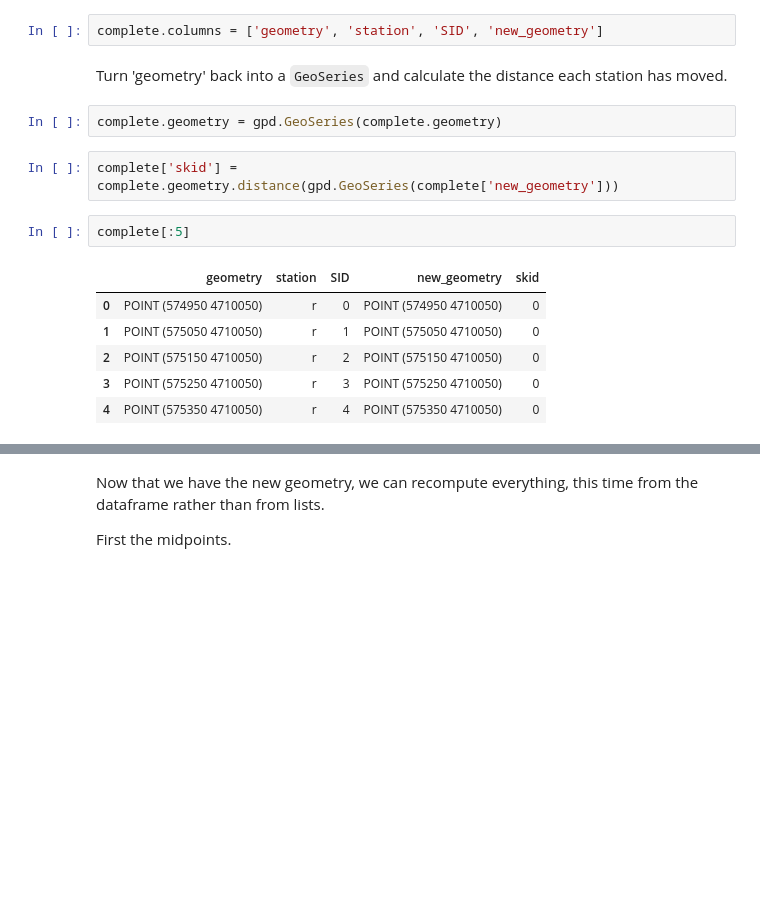
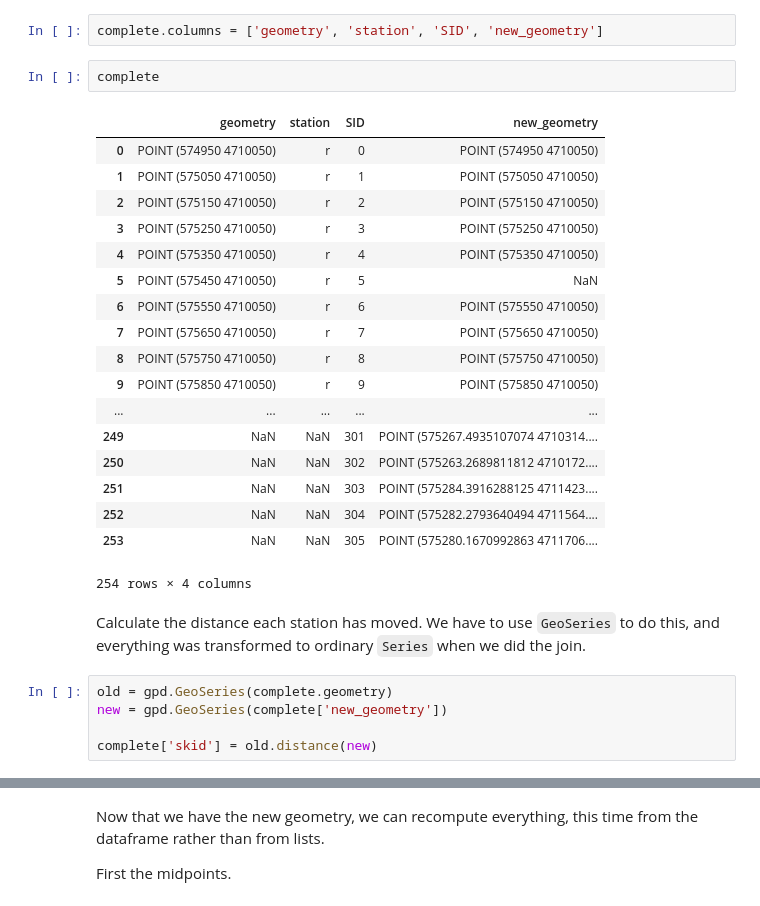
Before and after one commit to agilescientific/notebooks, a Jupyter notebook: Programming_a_seismic_program.ipynb, the cells around one changed output, grey strips where cells are left out. Drawn from its saved outputs; the diff is of its cells as text; blank space fills up the shorter version.

```diff
--- a/Programming_a_seismic_program.ipynb
+++ b/Programming_a_seismic_program.ipynb
@@ -240,18 +240,31 @@ complete = pd.merge(survey, new_survey[['geometry', 'SID']], how='outer', on='SI
 Rename the columns.
 # %%
 complete.columns = ['geometry', 'station', 'SID', 'new_geometry']
-# %% [markdown]
-Turn 'geometry' back into a `GeoSeries` and calculate the distance each station has moved.
-# %%
-complete.geometry = gpd.GeoSeries(complete.geometry)
+# %%
+complete
+# %% [output]
+|  | geometry | station | SID | new_geometry |
+| 0 | POINT (574950 4710050) | r | 0 | POINT (574950 4710050) |
+| 1 | POINT (575050 4710050) | r | 1 | POINT (575050 4710050) |
+| 2 | POINT (575150 4710050) | r | 2 | POINT (575150 4710050) |
+| 3 | POINT (575250 4710050) | r | 3 | POINT (575250 4710050) |
+| 4 | POINT (575350 4710050) | r | 4 | POINT (575350 4710050) |
+| 5 | POINT (575450 4710050) | r | 5 | NaN |
+| 6 | POINT (575550 4710050) | r | 6 | POINT (575550 4710050) |
+| 7 | POINT (575650 4710050) | r | 7 | POINT (575650 4710050) |
+| 8 | POINT (575750 4710050) | r | 8 | POINT (575750 4710050) |
+| 9 | POINT (575850 4710050) | r | 9 | POINT (575850 4710050) |
+| ... | ... | ... | ... | ... |
+| 249 | NaN | NaN | 301 | POINT (575267.4935107074 4710314.... |
+| 250 | NaN | NaN | 302 | POINT (575263.2689811812 4710172.... |
+| 251 | NaN | NaN | 303 | POINT (575284.3916288125 4711423.... |
+| 252 | NaN | NaN | 304 | POINT (575282.2793640494 4711564.... |
+| 253 | NaN | NaN | 305 | POINT (575280.1670992863 4711706.... |
+254 rows × 4 columns
+# %% [markdown]
+Calculate the distance each station has moved. We have to use `GeoSeries` to do this, and everything was transformed to ordinary `Series` when we did the join.
 # %%
-complete['skid'] = complete.geometry.distance(gpd.GeoSeries(complete['new_geometry']))
+old = gpd.GeoSeries(complete.geometry)
+new = gpd.GeoSeries(complete['new_geometry'])
+
+complete['skid'] = old.distance(new)
-# %%
-complete[:5]
-# %% [output]
-|  | geometry | station | SID | new_geometry | skid |
-| 0 | POINT (574950 4710050) | r | 0 | POINT (574950 4710050) | 0 |
-| 1 | POINT (575050 4710050) | r | 1 | POINT (575050 4710050) | 0 |
-| 2 | POINT (575150 4710050) | r | 2 | POINT (575150 4710050) | 0 |
-| 3 | POINT (575250 4710050) | r | 3 | POINT (575250 4710050) | 0 |
-| 4 | POINT (575350 4710050) | r | 4 | POINT (575350 4710050) | 0 |
```
Also changed, not shown: parts of 4 cells of this notebook, 8 other files.
